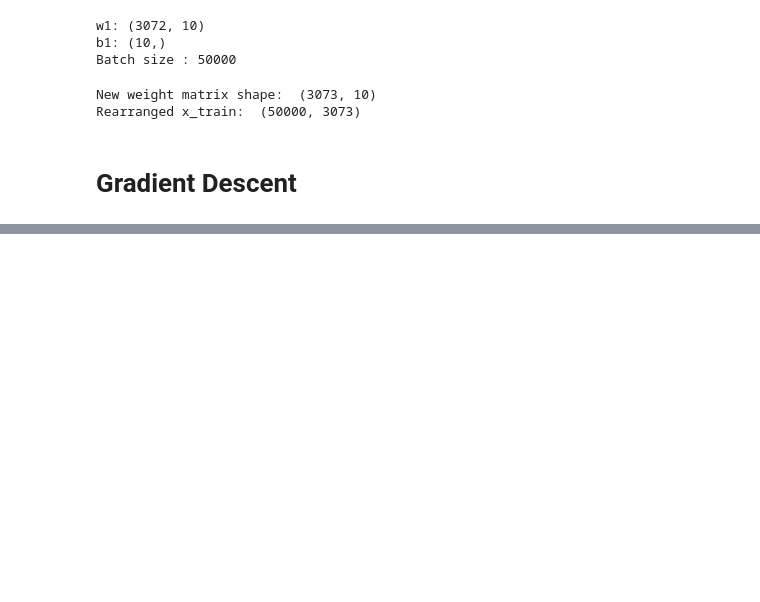
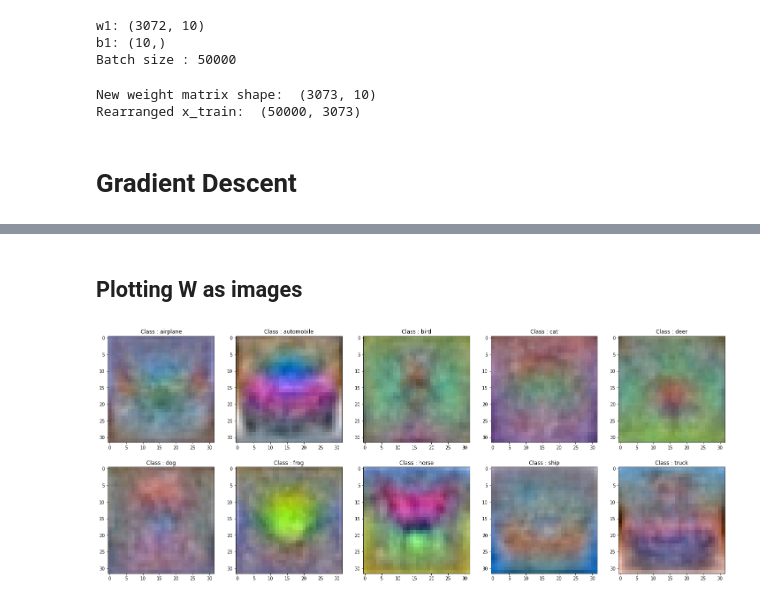
Before and after one commit to ChalaniEkanayake/EN2550_Assignment_4, a Jupyter notebook: cifar10.ipynb, the cells around one changed output, grey strips where cells are left out. Saved outputs shown, nothing was run; the diff lists cells and outputs as text; code cells hidden in the pictures; blank space fills up the shorter version.

```diff
--- a/cifar10.ipynb
+++ b/cifar10.ipynb
@@ -103,10 +101,11 @@ iterations = 300   # epoches
 lr = 1.4e-2
 lr_decay= 0.999
 reg = 5e-6
-lr_hitory = []
+lr_history = []
 loss_history = []
 train_acc_history = []
 val_acc_history = []
+val_loss_history = []
 
 m = x_train.shape[0]
 
@@ -137,6 +136,9 @@ for t in range(1, iterations+1):
   pred_class_test = np.argmax(x_test_new.dot(W), axis=1)
   true_class_test = np.argmax(y_test, axis=1)
 
+  val_loss = 1/(x_test_new.shape[0]*2)*np.sum((x_test_new.dot(W)-y_test)**2)
+  val_loss_history.append(val_loss)
+
   correct_pred_test = np.sum([pred_class_test == true_class_test])
   val_acc = (correct_pred_test/x_test_new.shape[0])*100
   val_acc_history.append(val_acc)
@@ -146,7 +148,7 @@ for t in range(1, iterations+1):
     print("| Epoch {:04} | Loss {:.4f} | Training Acc: {:.4f} | Validation Acc: {:.4f} | Learning Rate: {:.4f} |".format(t,loss_func,train_acc,val_acc,lr))
 
   # Learning rate decay
-  lr_hitory.append(lr)
+  lr_history.append(lr)
   lr = lr*lr_decay
 
 print("Gradient Descent - Done")
@@ -170 +172,18 @@ Running gradient descent...
 Gradient Descent - Done
+# %% [markdown]
+## **Plotting W as images**
+# %%
+W_orig = W[:-1]
+W_img =  W_orig - np.min(W_orig)   # removing negative weights
+images = ((W_img/np.max(W_img))*255).astype('uint8')
+
+classes = list(labels.values())
+
+fig, ax  = plt.subplots(2,5, figsize=(25,10))
+for i in range(K):
+    image = images[:,i].reshape(32,32,3)
+    ax.ravel()[i].imshow(image)
+    ax.ravel()[i].set_title("Class : {}".format(classes[i]))
+    #plt.tight_layout()
+# %% [output]
+[figure, added]
```
Also changed, not shown: parts of 4 cells of this notebook.
